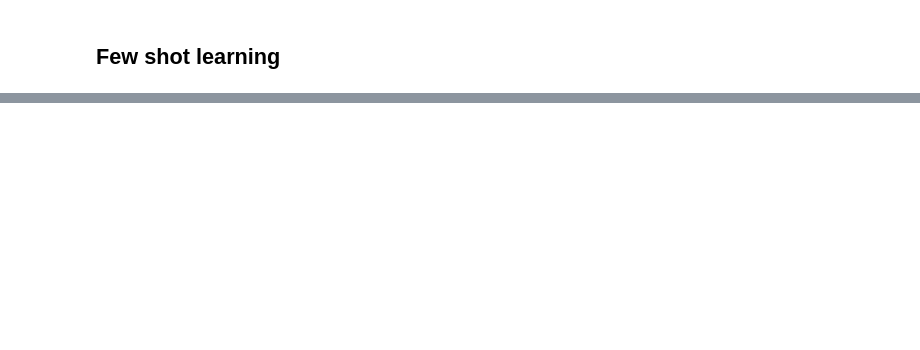
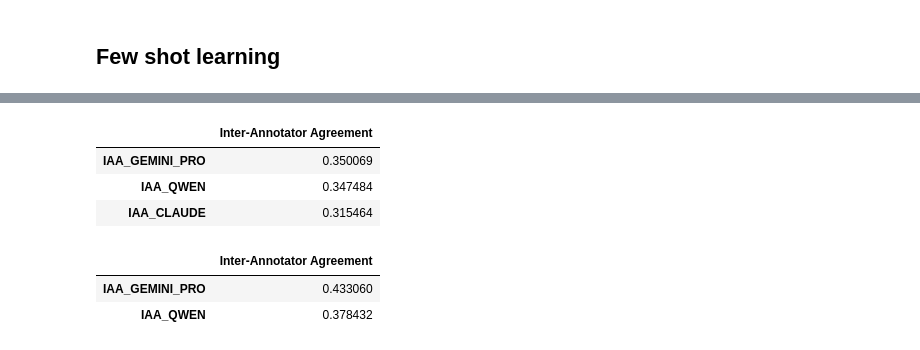
Before and after one commit to carriedoeliseo/temas_nlp_tp, a Jupyter notebook: Prompting.ipynb, the cells around one changed output, grey strips where cells are left out. Saved outputs shown, nothing was run; the diff lists cells and outputs as text; code cells hidden in the pictures; blank space fills up the shorter version.

```diff
--- a/Prompting.ipynb
+++ b/Prompting.ipynb
@@ -121,0 +214,13 @@ def armar_prompt(contexto, pedido):
+# %%
+get_iaa_llm_table('v3_few_shot_30')
+# %% [output]
+|  | Inter-Annotator Agreement |
+| IAA_GEMINI_PRO | 0.350069 |
+| IAA_QWEN | 0.347484 |
+| IAA_CLAUDE | 0.315464 |
+# %%
+get_iaa_llm_table('v4_few_shot_100')
+# %% [output]
+|  | Inter-Annotator Agreement |
+| IAA_GEMINI_PRO | 0.433060 |
+| IAA_QWEN | 0.378432 |
```
Also changed, not shown: parts of 15 cells of this notebook, 10 other files.
